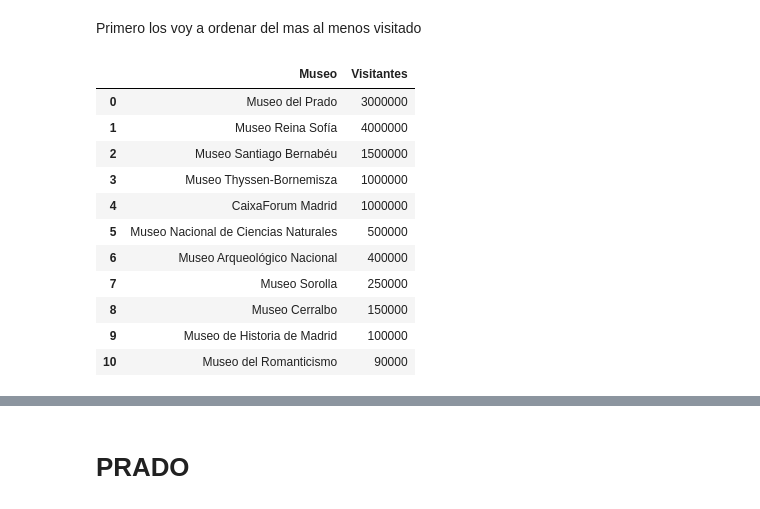
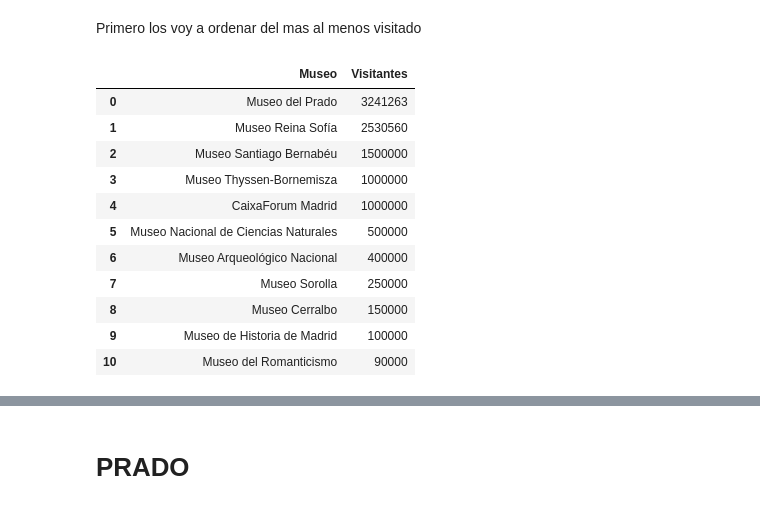
Before and after one commit to pgf3712/EDA_Madrid_Museums, a Jupyter notebook: 3-EDA_DESAROLLO.ipynb, the cells around one changed output, grey strips where cells are left out. Drawn from its saved outputs; the diff is of its cells as text; code cells hidden in the pictures.

```diff
--- a/3-EDA_DESAROLLO.ipynb
+++ b/3-EDA_DESAROLLO.ipynb
@@ -491,37 +496,37 @@ Primero los voy a ordenar del mas al menos visitado
 #  que me hablara de un numero extacto de visitantes anual por museo
 
 data = {
     "Museo": [
         "Museo del Prado",
         "Museo Reina Sofía",
         "Museo Santiago Bernabéu",
         "Museo Thyssen-Bornemisza",
         "CaixaForum Madrid",
         "Museo Nacional de Ciencias Naturales",
         "Museo Arqueológico Nacional",
         "Museo Sorolla",
         "Museo Cerralbo",
         "Museo de Historia de Madrid",
         "Museo del Romanticismo"],
     "Visitantes": [
-        3000000,
-        4000000,
+        3241263,
+        2530560,
         1500000,
         1000000,
         1000000,
         500000,
         400000,
         250000,
         150000,
         100000,
         90000]}
 
 ranking_visitas_museos = pd.DataFrame(data)
 ranking_visitas_museos
 # %% [output]
 |  | Museo | Visitantes |
-| 0 | Museo del Prado | 3000000 |
-| 1 | Museo Reina Sofía | 4000000 |
+| 0 | Museo del Prado | 3241263 |
+| 1 | Museo Reina Sofía | 2530560 |
 | 2 | Museo Santiago Bernabéu | 1500000 |
 | 3 | Museo Thyssen-Bornemisza | 1000000 |
 | 4 | CaixaForum Madrid | 1000000 |
```
Also changed, not shown: parts of 21 cells of this notebook, 1 other file.
